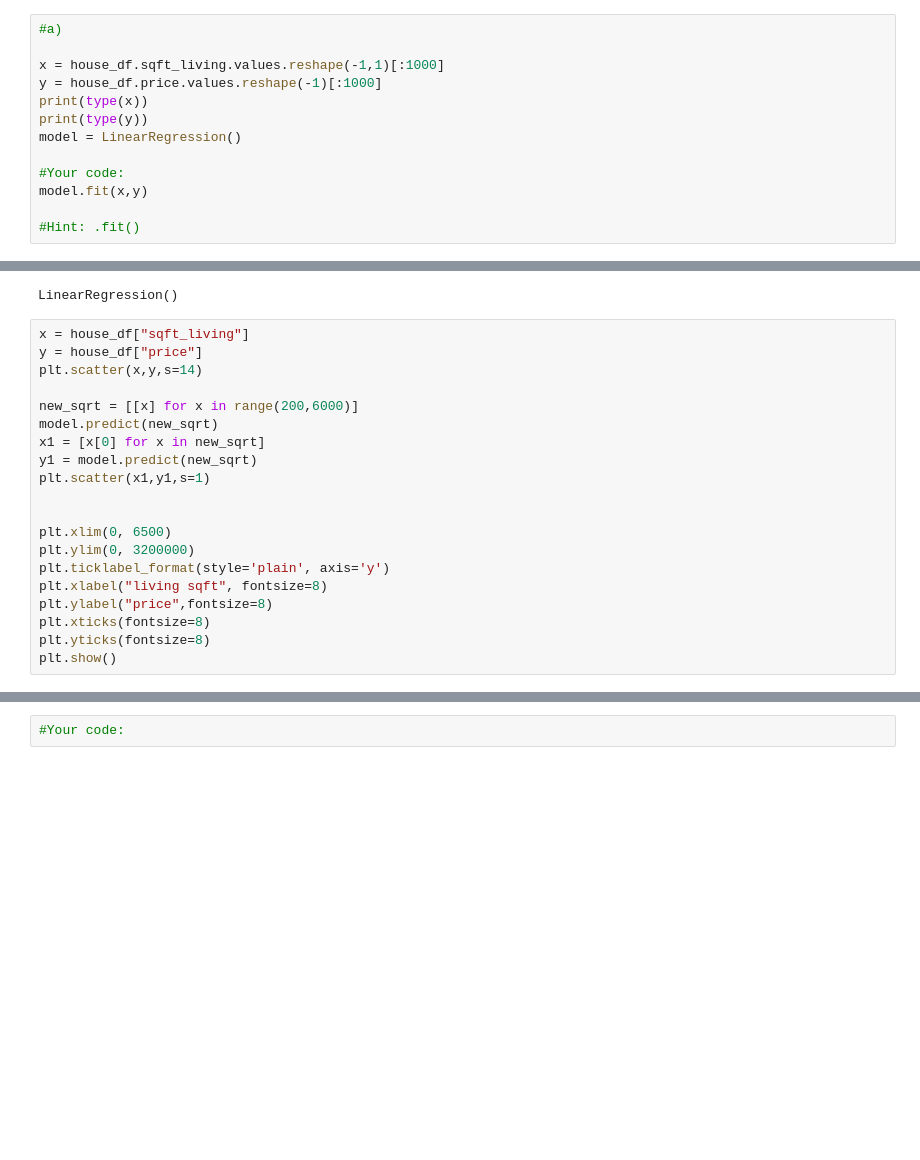
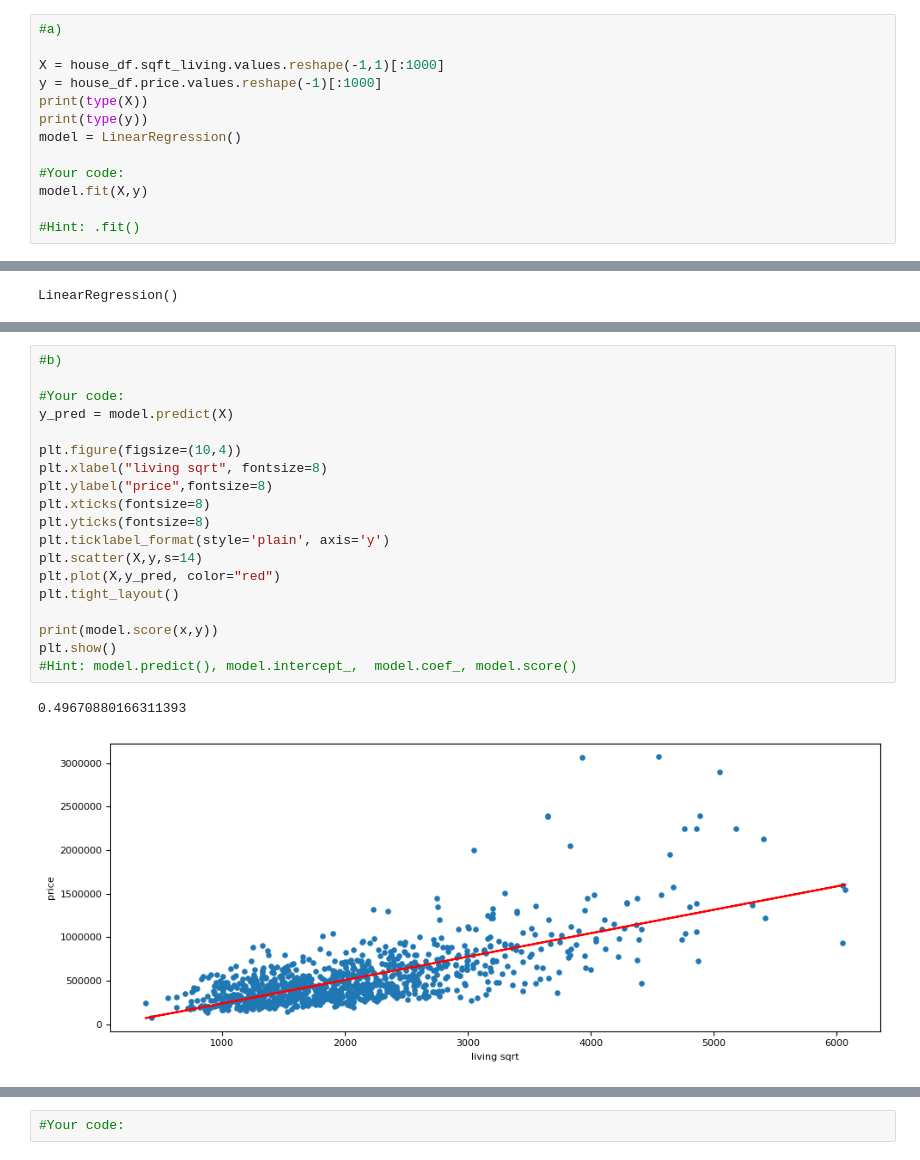
Before and after one commit to jqbpoz/Data-Analyst-UJ, a Jupyter notebook: 02 Regression/Assignment_2.ipynb, the cells around one changed output, grey strips where cells are left out. Drawn from its saved outputs; the diff is of its cells as text; blank space fills up the shorter version.

```diff
--- a/02 Regression/Assignment_2.ipynb
+++ b/02 Regression/Assignment_2.ipynb
@@ -22,37 +22,17 @@ c) Create and plot higher order polynomial regression models.
 # %%
 #a)
 
-x = house_df.sqft_living.values.reshape(-1,1)[:1000]
+X = house_df.sqft_living.values.reshape(-1,1)[:1000]
 y = house_df.price.values.reshape(-1)[:1000]
-print(type(x))
+print(type(X))
 print(type(y))
 model = LinearRegression()
 
 #Your code:
-model.fit(x,y)
+model.fit(X,y)
 
 #Hint: .fit()
 # %% [output]
 <class 'numpy.ndarray'>
 <class 'numpy.ndarray'>
 LinearRegression()
-# %%
-x = house_df["sqft_living"]
-y = house_df["price"]
-plt.scatter(x,y,s=14)
-
-new_sqrt = [[x] for x in range(200,6000)]
-model.predict(new_sqrt)
-x1 = [x[0] for x in new_sqrt]
-y1 = model.predict(new_sqrt)
-plt.scatter(x1,y1,s=1)
-
-
-plt.xlim(0, 6500)
-plt.ylim(0, 3200000)
-plt.ticklabel_format(style='plain', axis='y')
-plt.xlabel("living sqft", fontsize=8)
-plt.ylabel("price",fontsize=8)
-plt.xticks(fontsize=8)
-plt.yticks(fontsize=8)
-plt.show()
@@ -83,0 +39,22 @@ for order in range(1,9):
+# %%
+#b)
+
+#Your code:
+y_pred = model.predict(X)
+
+plt.figure(figsize=(10,4))
+plt.xlabel("living sqrt", fontsize=8)
+plt.ylabel("price",fontsize=8)
+plt.xticks(fontsize=8)
+plt.yticks(fontsize=8)
+plt.ticklabel_format(style='plain', axis='y')
+plt.scatter(X,y,s=14)
+plt.plot(X,y_pred, color="red")
+plt.tight_layout()
+
+print(model.score(x,y))
+plt.show()
+#Hint: model.predict(), model.intercept_,  model.coef_, model.score()
+# %% [output]
+0.49670880166311393
+[figure, added]
```
Also changed, not shown: parts of 5 cells of this notebook.
